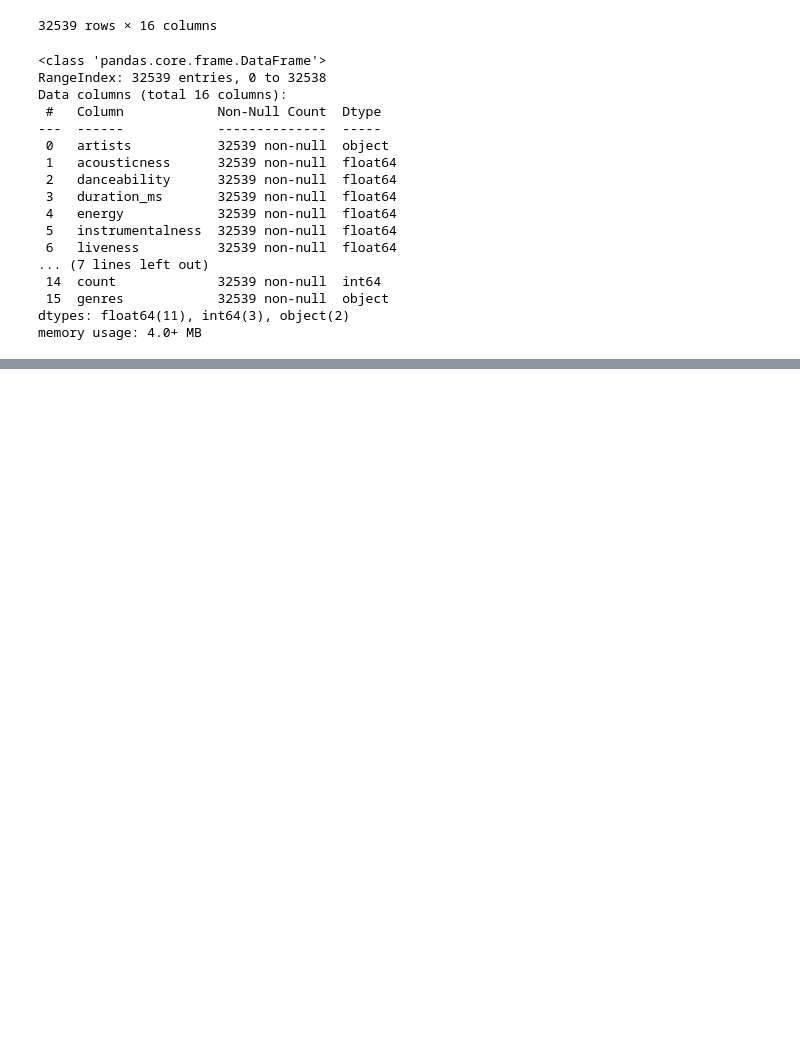
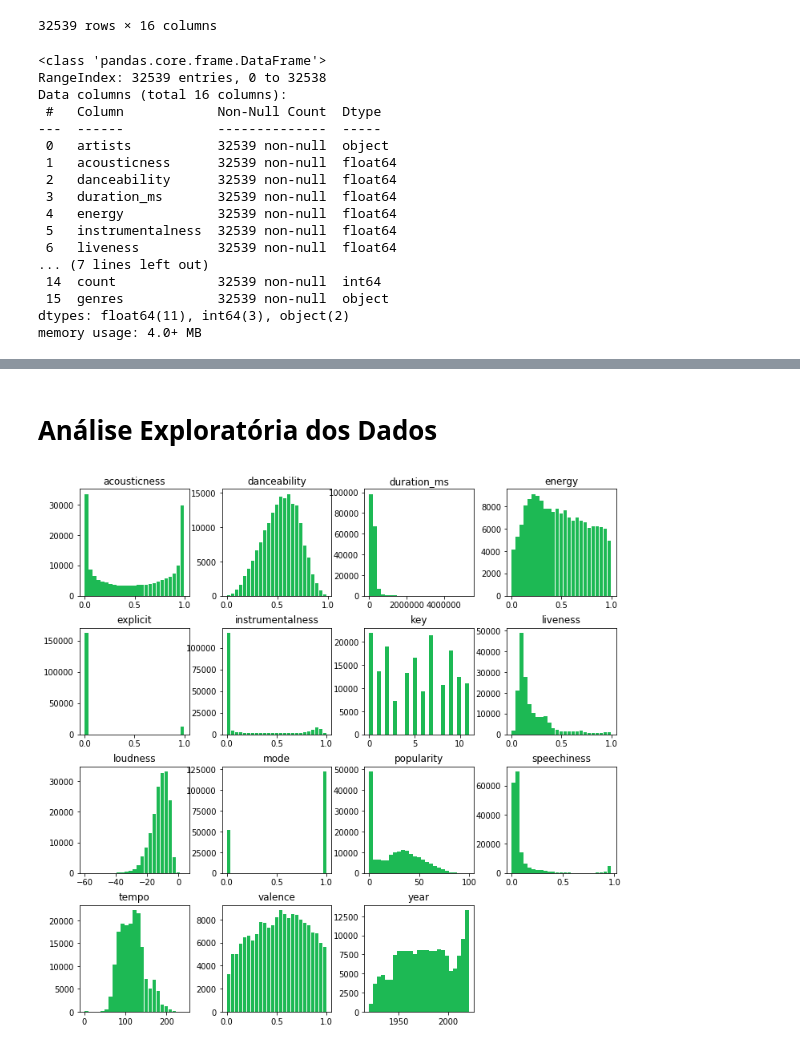
Before and after one commit to Equipe-Delta-IESB/Spotify_PCA, a Jupyter notebook: 01_Scripts/01_limpeza.ipynb, the cells around one changed output, grey strips where cells are left out. Cells and saved outputs as stored; diff of their text form; code cells hidden in the pictures; blank space fills up the shorter version.

```diff
--- a/01_Scripts/01_limpeza.ipynb
+++ b/01_Scripts/01_limpeza.ipynb
@@ -197,0 +214,4 @@ memory usage: 4.0+ MB
+# %%
+# PRINCIPAL
+
+df_data = dict_raw_data['df_data'].copy()
@@ -197,0 +224,6 @@ memory usage: 4.0+ MB
+# %% [markdown]
+# Análise Exploratória dos Dados
+# %%
+ax = df_data.hist(bins=25, grid=False, figsize=(12,12), color='#1DB954', zorder=2, rwidth=0.9)
+# %% [output]
+[figure, added]
```
Also changed, not shown: parts of 31 cells of this notebook.
